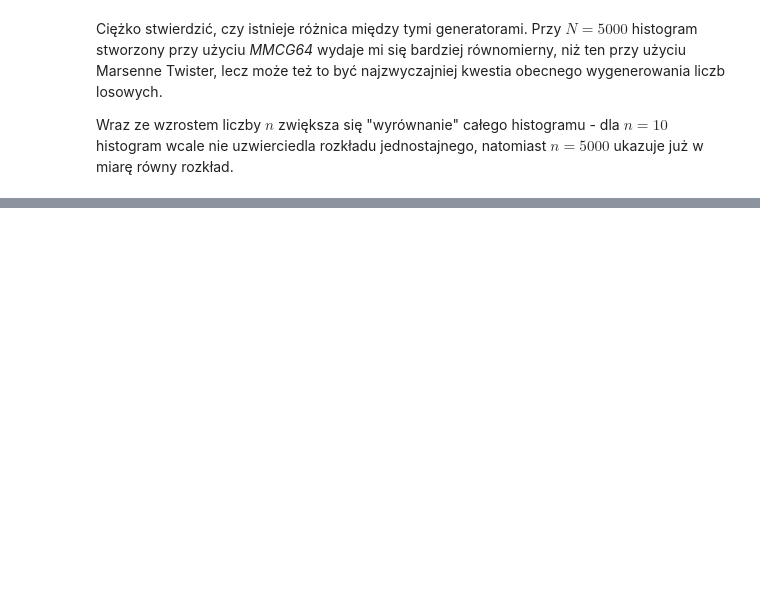
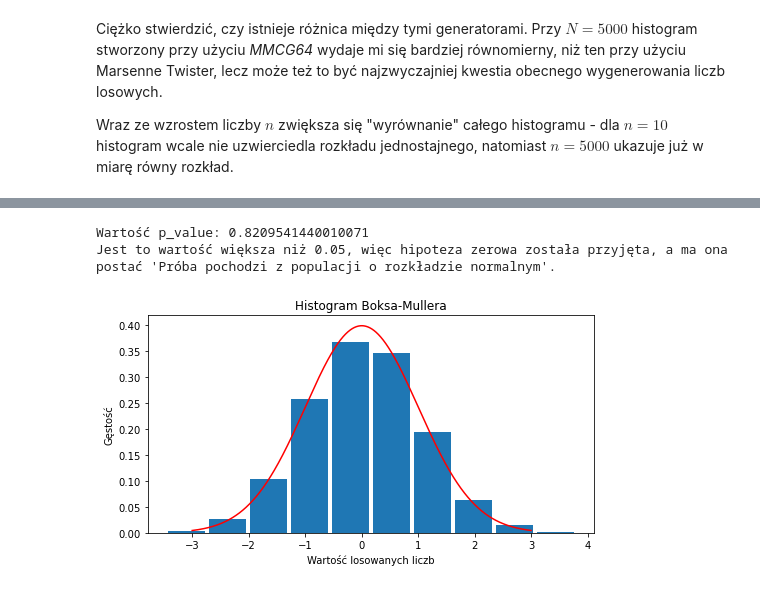
Before and after one commit to GabenRulez/4semestr_MOwNiT, a Jupyter notebook: lab11/lab11.ipynb, the cells around one changed output, grey strips where cells are left out. Saved outputs shown, nothing was run; the diff lists cells and outputs as text; code cells hidden in the pictures; blank space fills up the shorter version.

```diff
--- a/lab11/lab11.ipynb
+++ b/lab11/lab11.ipynb
@@ -195,0 +208,12 @@ Wraz ze wzrostem liczby $n$ zwiększa się "wyrównanie" całego histogramu - dl
+# %%
+def Gaussian_noise(ilosc = 1):
+
+    u_1 = np.random.uniform()
+    u_2 = np.random.uniform()
+
+    a = 2.0 * np.pi * u_2
+    v = sqrt( -2.0 * np.log(u_1))
+    if ilosc==1:
+        return v * sin(a)
+    else:
+        return v * sin(a), v * cos(a)
@@ -195,0 +291,34 @@ Wraz ze wzrostem liczby $n$ zwiększa się "wyrównanie" całego histogramu - dl
+# %%
+def zadanie_BoksaMullera(n, ilosc_przedzialow=10, przedzial_start=-4, przedzial_stop=4, tytul="Histogram Boksa-Mullera", war_oczekiwana=0, odchyl_stand=1, alpha=0.05):
+    pula_wartosci = np.array( [Gaussian_noise() for _ in range(n) ])
+    for _ in range(n):
+        pula_wartosci += war_oczekiwana
+
+    W, p_value = scipy.stats.shapiro(pula_wartosci)
+    print("\nWartość p_value: {}".format(p_value))
+    if p_value > alpha:
+        print("Jest to wartość większa niż {}, więc hipoteza zerowa została przyjęta, a ma ona postać 'Próba pochodzi z populacji o rozkładzie normalnym'.".format(alpha))
+    else:
+        print("Jest to wartość mniejsza niż {}, więc hipoteza zerowa nie została przyjęta, zatem próba nie pochodzi z populacji o rozkładzie normalnym".format(alpha))
+
+
+    fig1, ax1 = plt.subplots(figsize=(8,4))
+    ax1.set_title(tytul)
+    ax1.set_xlabel("Wartość losowanych liczb")
+    ax1.set_ylabel("Gęstość")
+
+    x_linii = np.linspace(start=war_oczekiwana-3*odchyl_stand, stop=war_oczekiwana+3*odchyl_stand, num=1000, endpoint=False)
+    y_linii = scipy.stats.norm.pdf(x_linii, war_oczekiwana, odchyl_stand)
+
+    ax1.plot(x_linii, y_linii, 'r')
+    ax1.hist(pula_wartosci, density=True, rwidth=0.9)
+    fig1.show()
+
+
+
+
+zadanie_BoksaMullera(5000)
+# %% [output]
+Wartość p_value: 0.8209541440010071
+Jest to wartość większa niż 0.05, więc hipoteza zerowa została przyjęta, a ma ona postać 'Próba pochodzi z populacji o rozkładzie normalnym'.
+[figure, added]
```
Also changed, not shown: parts of 19 cells of this notebook.
